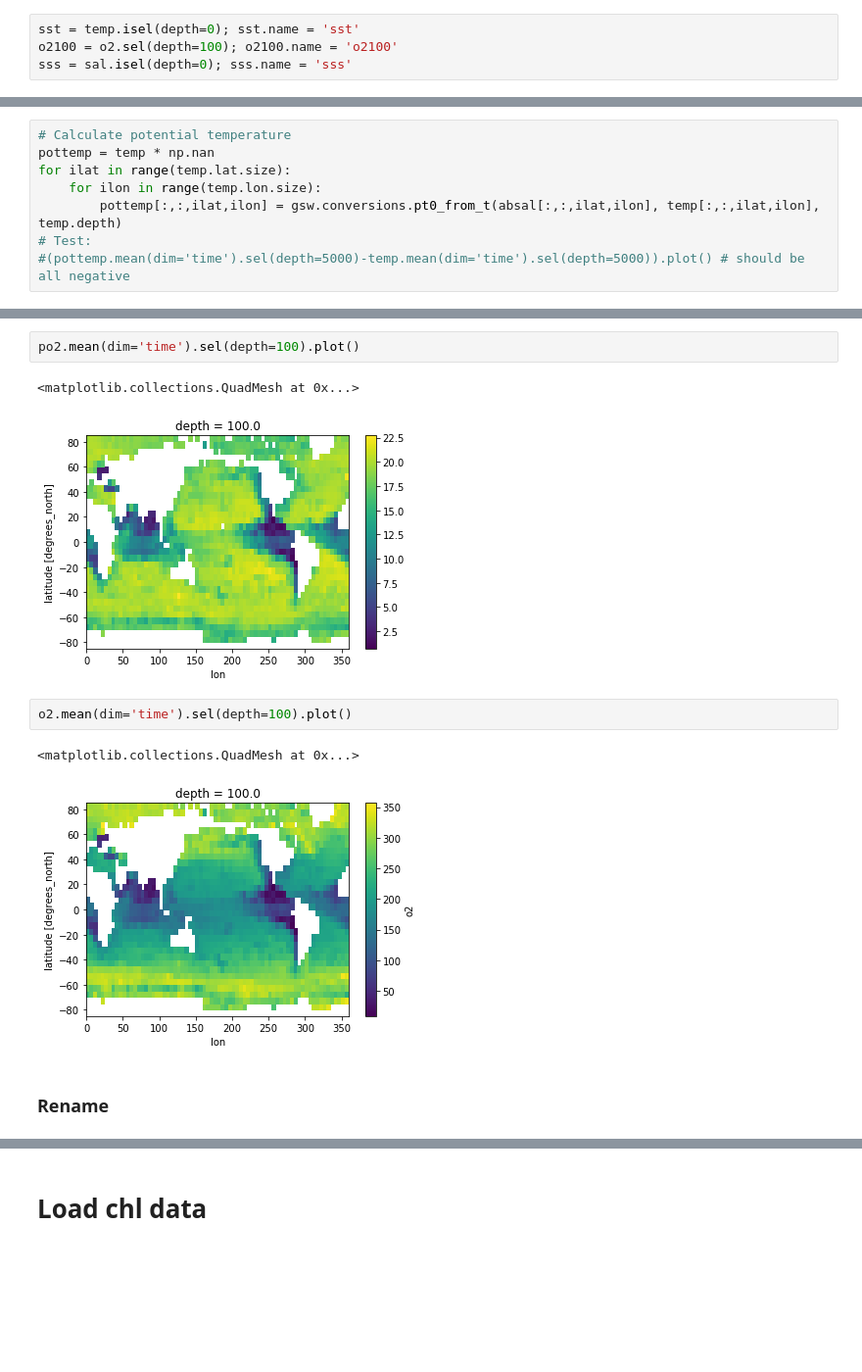
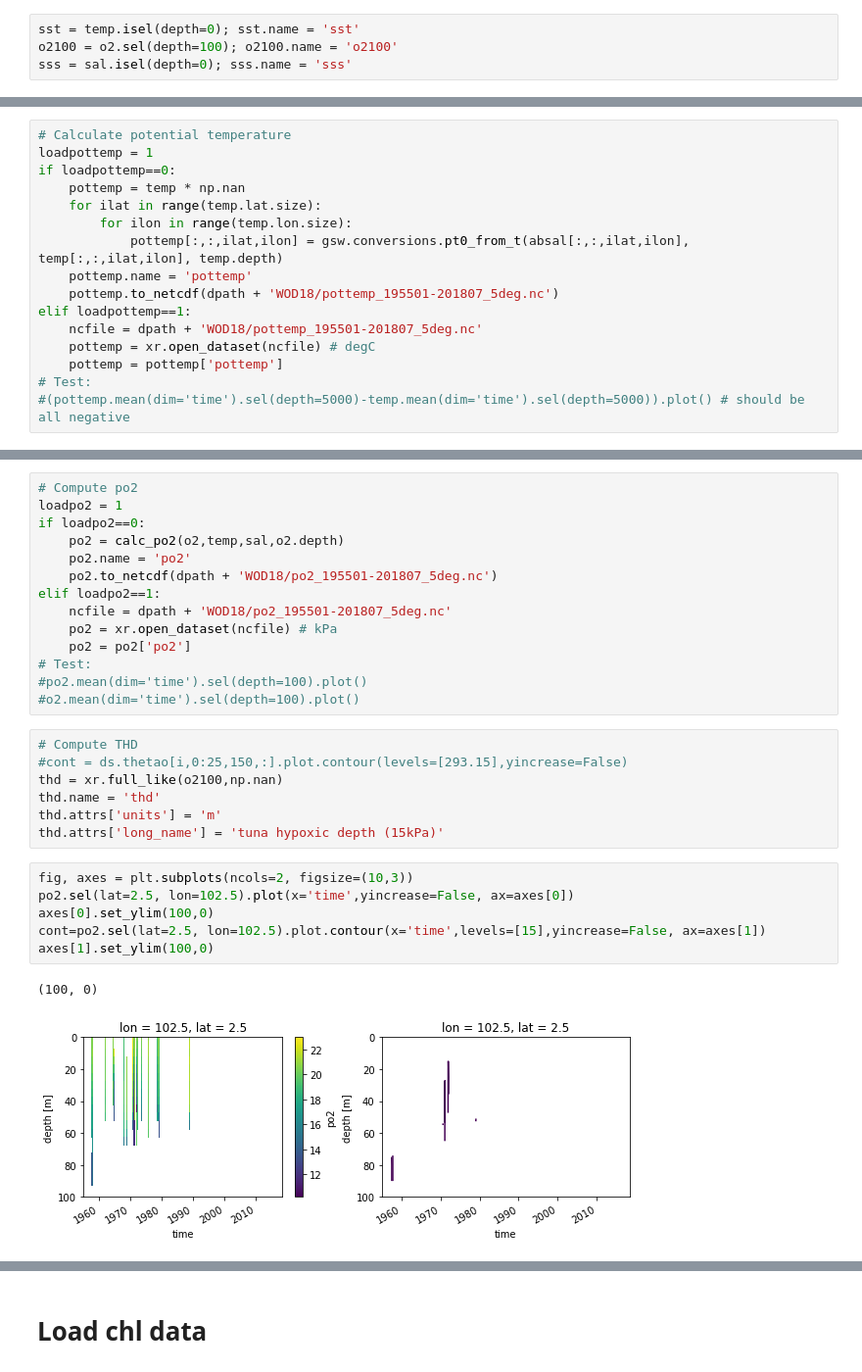
Before and after one commit to shirleyswirley/skipjack-bigeye-separation, a Jupyter notebook: python/wcpfc_question3_GAMs.ipynb, the cells around one changed output, grey strips where cells are left out. Shown at 98% size. Saved outputs shown, nothing was run; the diff lists cells and outputs as text; blank space fills up the shorter version.

```diff
--- a/python/wcpfc_question3_GAMs.ipynb
+++ b/python/wcpfc_question3_GAMs.ipynb
@@ -76,9 +84,17 @@ for ilat in range(sal.lat.size):
 #sal.mean(dim='time').sel(depth=5).plot()
 # %%
 # Calculate potential temperature
-pottemp = temp * np.nan
-for ilat in range(temp.lat.size):
-    for ilon in range(temp.lon.size):
-        pottemp[:,:,ilat,ilon] = gsw.conversions.pt0_from_t(absal[:,:,ilat,ilon], temp[:,:,ilat,ilon], temp.depth)
+loadpottemp = 1
+if loadpottemp==0:
+    pottemp = temp * np.nan
+    for ilat in range(temp.lat.size):
+        for ilon in range(temp.lon.size):
+            pottemp[:,:,ilat,ilon] = gsw.conversions.pt0_from_t(absal[:,:,ilat,ilon], temp[:,:,ilat,ilon], temp.depth)
+    pottemp.name = 'pottemp'
+    pottemp.to_netcdf(dpath + 'WOD18/pottemp_195501-201807_5deg.nc')
+elif loadpottemp==1:
+    ncfile = dpath + 'WOD18/pottemp_195501-201807_5deg.nc'
+    pottemp = xr.open_dataset(ncfile) # degC
+    pottemp = pottemp['pottemp']
 # Test:
 #(pottemp.mean(dim='time').sel(depth=5000)-temp.mean(dim='time').sel(depth=5000)).plot() # should be all negative
@@ -88,12 +101,30 @@ po2 = calc_po2(o2,temp,sal,o2.depth)
-# %%
-po2.mean(dim='time').sel(depth=100).plot()
-# %% [output]
-<matplotlib.collections.QuadMesh at 0x...>
-[figure, removed]
-# %%
-o2.mean(dim='time').sel(depth=100).plot()
-# %% [output]
-<matplotlib.collections.QuadMesh at 0x...>
-[figure, removed]
-# %% [markdown]
-### Rename
+# %%
+# Compute po2
+loadpo2 = 1
+if loadpo2==0:
+    po2 = calc_po2(o2,temp,sal,o2.depth)
+    po2.name = 'po2'
+    po2.to_netcdf(dpath + 'WOD18/po2_195501-201807_5deg.nc')
+elif loadpo2==1:
+    ncfile = dpath + 'WOD18/po2_195501-201807_5deg.nc'
+    po2 = xr.open_dataset(ncfile) # kPa
+    po2 = po2['po2']
+# Test:
+#po2.mean(dim='time').sel(depth=100).plot()
+#o2.mean(dim='time').sel(depth=100).plot()
+# %%
+# Compute THD
+#cont = ds.thetao[i,0:25,150,:].plot.contour(levels=[293.15],yincrease=False)
+thd = xr.full_like(o2100,np.nan)
+thd.name = 'thd'
+thd.attrs['units'] = 'm'
+thd.attrs['long_name'] = 'tuna hypoxic depth (15kPa)'
+# %%
+fig, axes = plt.subplots(ncols=2, figsize=(10,3))
+po2.sel(lat=2.5, lon=102.5).plot(x='time',yincrease=False, ax=axes[0])
+axes[0].set_ylim(100,0)
+cont=po2.sel(lat=2.5, lon=102.5).plot.contour(x='time',levels=[15],yincrease=False, ax=axes[1])
+axes[1].set_ylim(100,0)
+# %% [output]
+(100, 0)
+[figure, added]
```
Also changed, not shown: parts of 13 cells of this notebook.
